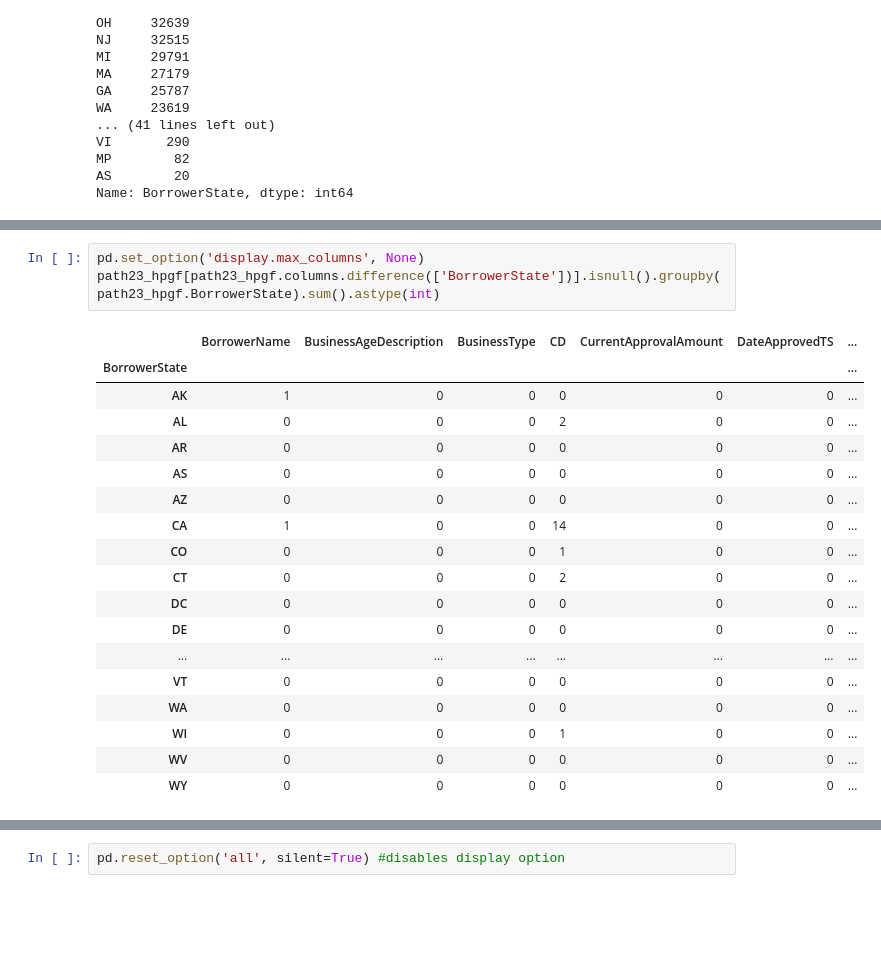
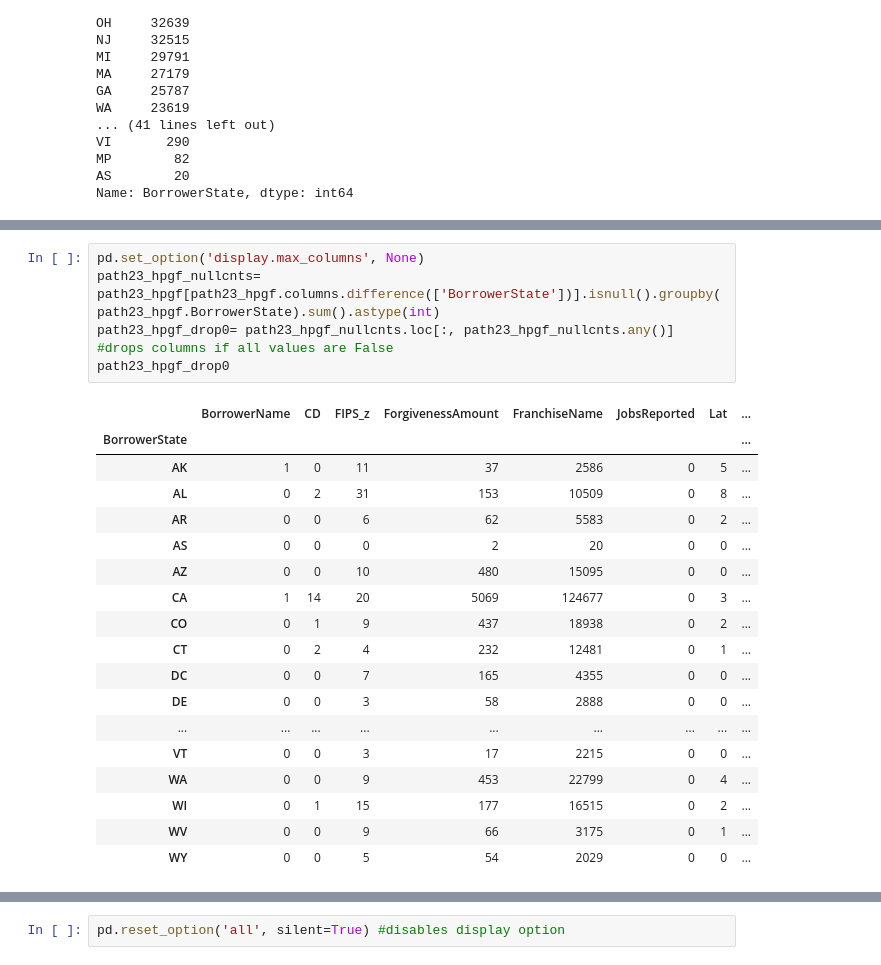
Before and after one commit to cspence001/mapdata_finalization_notebooks, a Jupyter notebook: process_checks.ipynb, the cells around one changed output, grey strips where cells are left out. Drawn from its saved outputs; the diff is of its cells as text; blank space fills up the shorter version.

```diff
--- a/process_checks.ipynb
+++ b/process_checks.ipynb
@@ -808,23 +900,25 @@ path23_hpgf.groupby('BorrowerState')[['full_add','Lat','Long','FIPS_z']].apply(l
 | WY | 0 | 0 | 0 | 5 |
 # %%
 pd.set_option('display.max_columns', None)
-path23_hpgf[path23_hpgf.columns.difference(['BorrowerState'])].isnull().groupby(path23_hpgf.BorrowerState).sum().astype(int)
+path23_hpgf_nullcnts= path23_hpgf[path23_hpgf.columns.difference(['BorrowerState'])].isnull().groupby(path23_hpgf.BorrowerState).sum().astype(int)
+path23_hpgf_drop0= path23_hpgf_nullcnts.loc[:, path23_hpgf_nullcnts.any()] #drops columns if all values are False
+path23_hpgf_drop0
 # %% [output]
-|  | BorrowerName | BusinessAgeDescription | BusinessType | CD | CurrentApprovalAmount | DateApprovedTS | ... |
-| BorrowerState |  |  |  |  |  |  | ... |
-| AK | 1 | 0 | 0 | 0 | 0 | 0 | ... |
-| AL | 0 | 0 | 0 | 2 | 0 | 0 | ... |
-| AR | 0 | 0 | 0 | 0 | 0 | 0 | ... |
-| AS | 0 | 0 | 0 | 0 | 0 | 0 | ... |
-| AZ | 0 | 0 | 0 | 0 | 0 | 0 | ... |
-| CA | 1 | 0 | 0 | 14 | 0 | 0 | ... |
-| CO | 0 | 0 | 0 | 1 | 0 | 0 | ... |
-| CT | 0 | 0 | 0 | 2 | 0 | 0 | ... |
-| DC | 0 | 0 | 0 | 0 | 0 | 0 | ... |
-| DE | 0 | 0 | 0 | 0 | 0 | 0 | ... |
-| ... | ... | ... | ... | ... | ... | ... | ... |
-| VT | 0 | 0 | 0 | 0 | 0 | 0 | ... |
-| WA | 0 | 0 | 0 | 0 | 0 | 0 | ... |
-| WI | 0 | 0 | 0 | 1 | 0 | 0 | ... |
-| WV | 0 | 0 | 0 | 0 | 0 | 0 | ... |
-| WY | 0 | 0 | 0 | 0 | 0 | 0 | ... |
+|  | BorrowerName | CD | FIPS_z | ForgivenessAmount | FranchiseName | JobsReported | Lat | ... |
+| BorrowerState |  |  |  |  |  |  |  | ... |
+| AK | 1 | 0 | 11 | 37 | 2586 | 0 | 5 | ... |
+| AL | 0 | 2 | 31 | 153 | 10509 | 0 | 8 | ... |
+| AR | 0 | 0 | 6 | 62 | 5583 | 0 | 2 | ... |
+| AS | 0 | 0 | 0 | 2 | 20 | 0 | 0 | ... |
+| AZ | 0 | 0 | 10 | 480 | 15095 | 0 | 0 | ... |
+| CA | 1 | 14 | 20 | 5069 | 124677 | 0 | 3 | ... |
+| CO | 0 | 1 | 9 | 437 | 18938 | 0 | 2 | ... |
+| CT | 0 | 2 | 4 | 232 | 12481 | 0 | 1 | ... |
+| DC | 0 | 0 | 7 | 165 | 4355 | 0 | 0 | ... |
+| DE | 0 | 0 | 3 | 58 | 2888 | 0 | 0 | ... |
+| ... | ... | ... | ... | ... | ... | ... | ... | ... |
+| VT | 0 | 0 | 3 | 17 | 2215 | 0 | 0 | ... |
+| WA | 0 | 0 | 9 | 453 | 22799 | 0 | 4 | ... |
+| WI | 0 | 1 | 15 | 177 | 16515 | 0 | 2 | ... |
+| WV | 0 | 0 | 9 | 66 | 3175 | 0 | 1 | ... |
+| WY | 0 | 0 | 5 | 54 | 2029 | 0 | 0 | ... |
```
Also changed, not shown: parts of 18 cells of this notebook, 5 other files.
